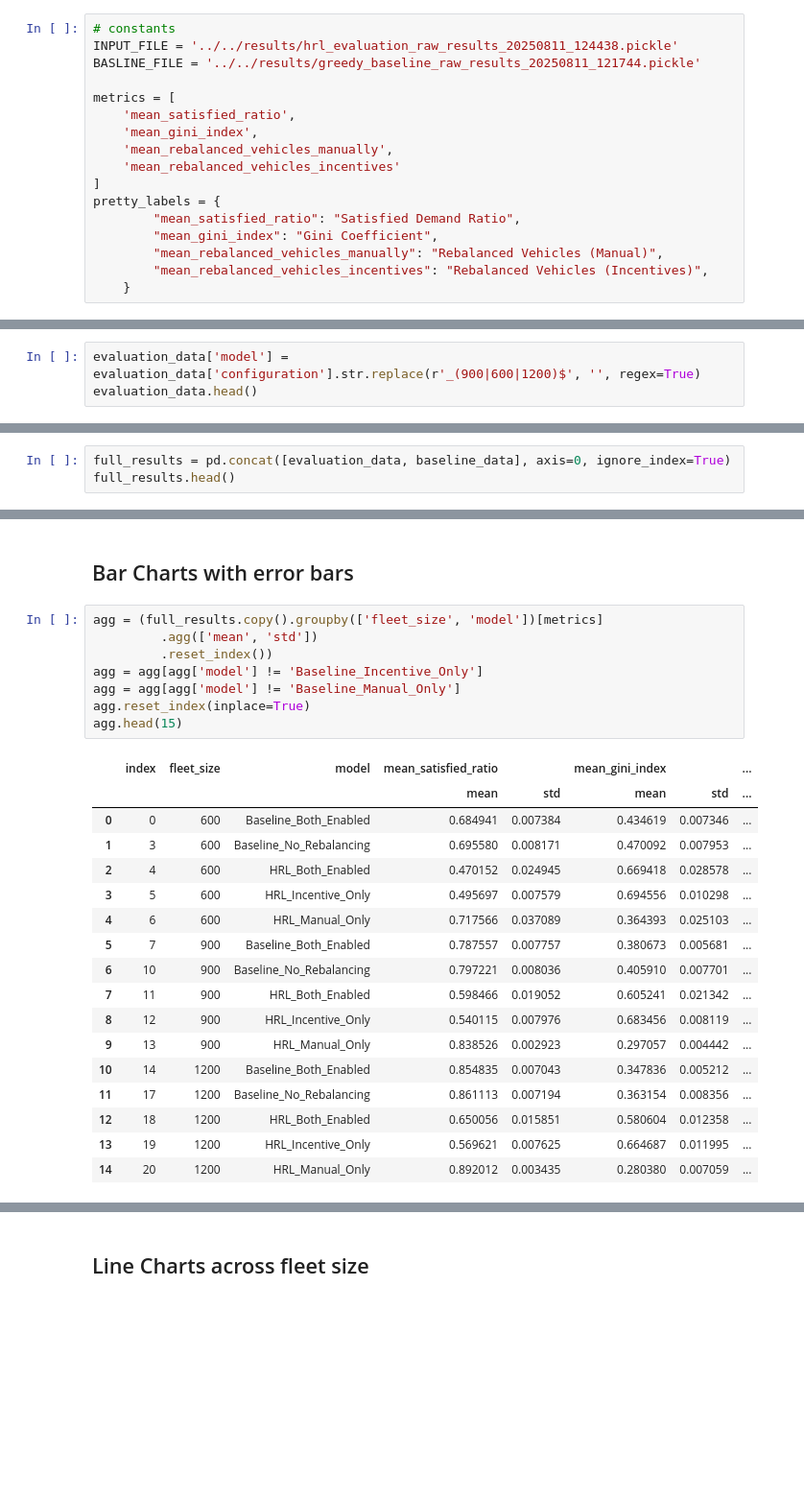
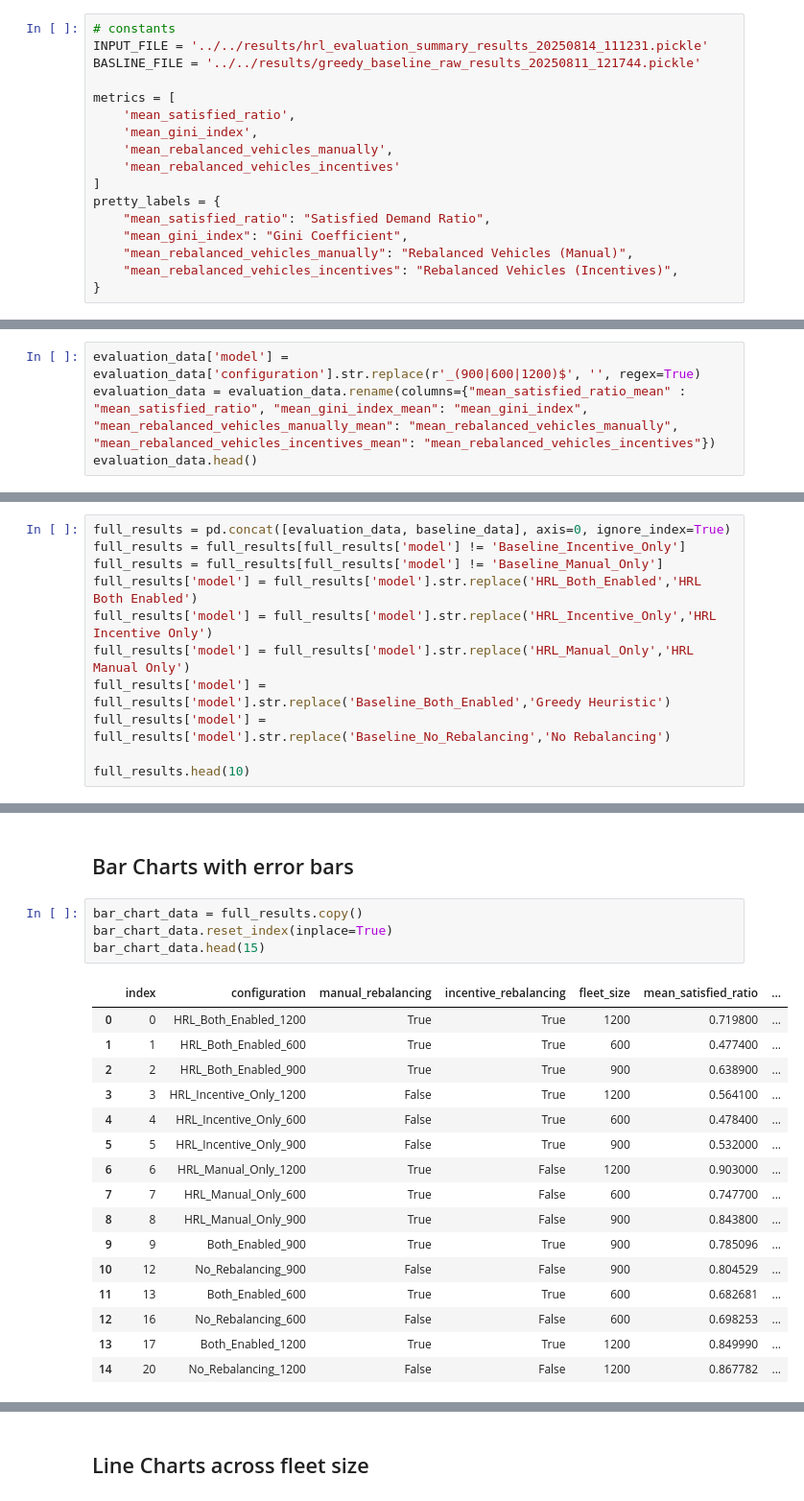
Before and after one commit to rubenRoehner/masterthesis_rebalancing_framework, a Jupyter notebook: rl_framework/evaluation/evaluation_analysis.ipynb, the cells around one changed output, grey strips where cells are left out. Shown at 96% size. Drawn from its saved outputs; the diff is of its cells as text; blank space fills up the shorter version.

Commit message:
Final evaluation and analysis of results

```diff
--- a/rl_framework/evaluation/evaluation_analysis.ipynb
+++ b/rl_framework/evaluation/evaluation_analysis.ipynb
@@ -7,7 +7,7 @@ import plotly.io as pio
 import plotly.graph_objects as go
 # %%
 # constants
-INPUT_FILE = '../../results/hrl_evaluation_raw_results_20250811_124438.pickle'
+INPUT_FILE = '../../results/hrl_evaluation_summary_results_20250814_111231.pickle'
 BASLINE_FILE = '../../results/greedy_baseline_raw_results_20250811_121744.pickle'
 
 metrics = [
@@ -17,9 +17,9 @@ metrics = [
     'mean_rebalanced_vehicles_incentives'
 ]
 pretty_labels = {
-        "mean_satisfied_ratio": "Satisfied Demand Ratio",
-        "mean_gini_index": "Gini Coefficient",
-        "mean_rebalanced_vehicles_manually": "Rebalanced Vehicles (Manual)",
-        "mean_rebalanced_vehicles_incentives": "Rebalanced Vehicles (Incentives)",
-    }
+    "mean_satisfied_ratio": "Satisfied Demand Ratio",
+    "mean_gini_index": "Gini Coefficient",
+    "mean_rebalanced_vehicles_manually": "Rebalanced Vehicles (Manual)",
+    "mean_rebalanced_vehicles_incentives": "Rebalanced Vehicles (Incentives)",
+}
 # %%
@@ -60,5 +61,6 @@ evaluation_data = pd.read_pickle(INPUT_FILE)
 baseline_data = pd.read_pickle(BASLINE_FILE)
 # %%
 evaluation_data['model'] = evaluation_data['configuration'].str.replace(r'_(900|600|1200)$', '', regex=True)
+evaluation_data = evaluation_data.rename(columns={"mean_satisfied_ratio_mean" : "mean_satisfied_ratio", "mean_gini_index_mean": "mean_gini_index", "mean_rebalanced_vehicles_manually_mean": "mean_rebalanced_vehicles_manually", "mean_rebalanced_vehicles_incentives_mean": "mean_rebalanced_vehicles_incentives"})
 evaluation_data.head()
 # %% [output]
@@ -81,5 +84,13 @@ baseline_data.head()
 | 4 | 0 | 15795 | Both_Enabled_600 | True | True | 600 | ... |
 # %%
 full_results = pd.concat([evaluation_data, baseline_data], axis=0, ignore_index=True)
-full_results.head()
+full_results = full_results[full_results['model'] != 'Baseline_Incentive_Only']
+full_results = full_results[full_results['model'] != 'Baseline_Manual_Only']
+full_results['model'] = full_results['model'].str.replace('HRL_Both_Enabled','HRL Both Enabled')
+full_results['model'] = full_results['model'].str.replace('HRL_Incentive_Only','HRL Incentive Only')
+full_results['model'] = full_results['model'].str.replace('HRL_Manual_Only','HRL Manual Only')
+full_results['model'] = full_results['model'].str.replace('Baseline_Both_Enabled','Greedy Heuristic')
+full_results['model'] = full_results['model'].str.replace('Baseline_No_Rebalancing','No Rebalancing')
+
+full_results.head(10)
 # %% [output]
@@ -92,28 +198,23 @@ full_results.head()
 # %% [markdown]
 ## Bar Charts with error bars
 # %%
-agg = (full_results.copy().groupby(['fleet_size', 'model'])[metrics]
-         .agg(['mean', 'std'])
-         .reset_index())
-agg = agg[agg['model'] != 'Baseline_Incentive_Only']
-agg = agg[agg['model'] != 'Baseline_Manual_Only']
-agg.reset_index(inplace=True)
-agg.head(15)
+bar_chart_data = full_results.copy()
+bar_chart_data.reset_index(inplace=True)
+bar_chart_data.head(15)
 # %% [output]
-|  | index | fleet_size | model | mean_satisfied_ratio |  | mean_gini_index |  | ... |
-|  |  |  |  | mean | std | mean | std | ... |
-| 0 | 0 | 600 | Baseline_Both_Enabled | 0.684941 | 0.007384 | 0.434619 | 0.007346 | ... |
-| 1 | 3 | 600 | Baseline_No_Rebalancing | 0.695580 | 0.008171 | 0.470092 | 0.007953 | ... |
-| 2 | 4 | 600 | HRL_Both_Enabled | 0.470152 | 0.024945 | 0.669418 | 0.028578 | ... |
-| 3 | 5 | 600 | HRL_Incentive_Only | 0.495697 | 0.007579 | 0.694556 | 0.010298 | ... |
-| 4 | 6 | 600 | HRL_Manual_Only | 0.717566 | 0.037089 | 0.364393 | 0.025103 | ... |
-| 5 | 7 | 900 | Baseline_Both_Enabled | 0.787557 | 0.007757 | 0.380673 | 0.005681 | ... |
-| 6 | 10 | 900 | Baseline_No_Rebalancing | 0.797221 | 0.008036 | 0.405910 | 0.007701 | ... |
-| 7 | 11 | 900 | HRL_Both_Enabled | 0.598466 | 0.019052 | 0.605241 | 0.021342 | ... |
-| 8 | 12 | 900 | HRL_Incentive_Only | 0.540115 | 0.007976 | 0.683456 | 0.008119 | ... |
-| 9 | 13 | 900 | HRL_Manual_Only | 0.838526 | 0.002923 | 0.297057 | 0.004442 | ... |
-| 10 | 14 | 1200 | Baseline_Both_Enabled | 0.854835 | 0.007043 | 0.347836 | 0.005212 | ... |
-| 11 | 17 | 1200 | Baseline_No_Rebalancing | 0.861113 | 0.007194 | 0.363154 | 0.008356 | ... |
-| 12 | 18 | 1200 | HRL_Both_Enabled | 0.650056 | 0.015851 | 0.580604 | 0.012358 | ... |
-| 13 | 19 | 1200 | HRL_Incentive_Only | 0.569621 | 0.007625 | 0.664687 | 0.011995 | ... |
-| 14 | 20 | 1200 | HRL_Manual_Only | 0.892012 | 0.003435 | 0.280380 | 0.007059 | ... |
+|  | index | configuration | manual_rebalancing | incentive_rebalancing | fleet_size | mean_satisfied_ratio | ... |
+| 0 | 0 | HRL_Both_Enabled_1200 | True | True | 1200 | 0.719800 | ... |
+| 1 | 1 | HRL_Both_Enabled_600 | True | True | 600 | 0.477400 | ... |
+| 2 | 2 | HRL_Both_Enabled_900 | True | True | 900 | 0.638900 | ... |
+| 3 | 3 | HRL_Incentive_Only_1200 | False | True | 1200 | 0.564100 | ... |
+| 4 | 4 | HRL_Incentive_Only_600 | False | True | 600 | 0.478400 | ... |
+| 5 | 5 | HRL_Incentive_Only_900 | False | True | 900 | 0.532000 | ... |
+| 6 | 6 | HRL_Manual_Only_1200 | True | False | 1200 | 0.903000 | ... |
+| 7 | 7 | HRL_Manual_Only_600 | True | False | 600 | 0.747700 | ... |
+| 8 | 8 | HRL_Manual_Only_900 | True | False | 900 | 0.843800 | ... |
+| 9 | 9 | Both_Enabled_900 | True | True | 900 | 0.785096 | ... |
+| 10 | 12 | No_Rebalancing_900 | False | False | 900 | 0.804529 | ... |
+| 11 | 13 | Both_Enabled_600 | True | True | 600 | 0.682681 | ... |
+| 12 | 16 | No_Rebalancing_600 | False | False | 600 | 0.698253 | ... |
+| 13 | 17 | Both_Enabled_1200 | True | True | 1200 | 0.849990 | ... |
+| 14 | 20 | No_Rebalancing_1200 | False | False | 1200 | 0.867782 | ... |
```
Also changed, not shown: parts of 29 cells of this notebook, 38 other files.
